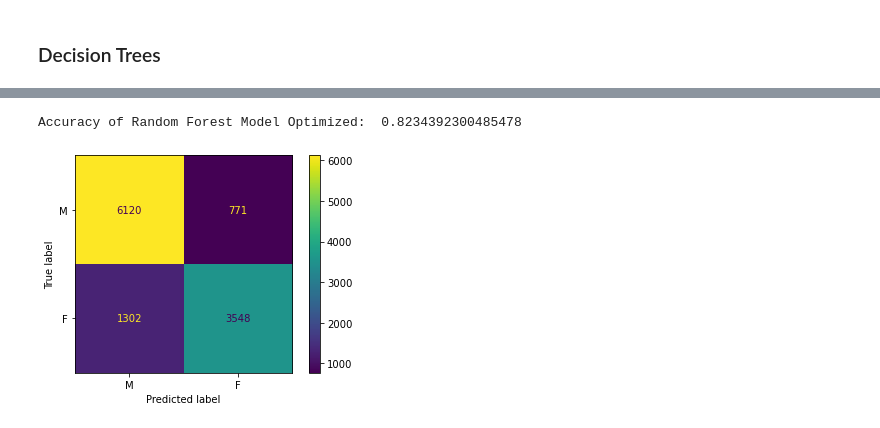
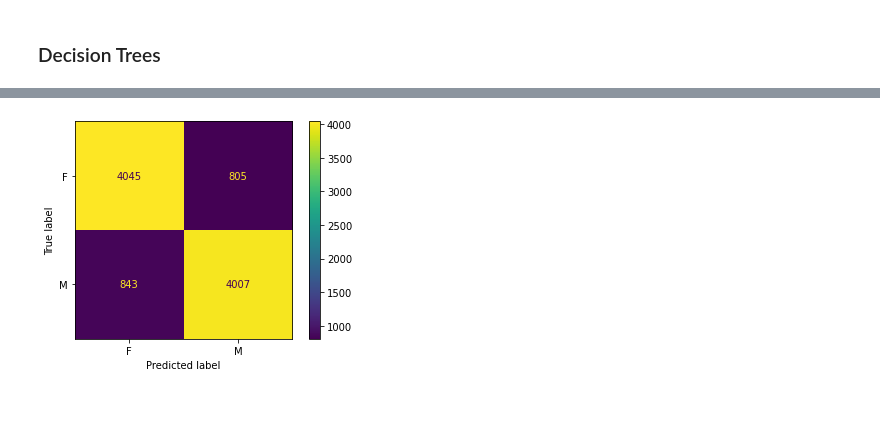
Before and after one commit to tyronfonseca/names-ml, a Jupyter notebook: names_trees.ipynb, the cells around one changed output, grey strips where cells are left out. Saved outputs shown, nothing was run; the diff lists cells and outputs as text; code cells hidden in the pictures.

```diff
--- a/names_trees.ipynb
+++ b/names_trees.ipynb
@@ -73,0 +225,4 @@ history = tree_model.fit(X, y)
+# %%
+names_df = names.sample(frac=1, random_state=42).reset_index(drop=True)
+print(names_df.shape)
+names_df.head(10)
@@ -175,34 +278,0 @@ show_confusion_matrix(tree_model_op, X, y)
-# %%
-# configure the cross-validation procedure
-cv_outer = KFold(n_splits=10, shuffle=True, random_state=1)
-# enumerate splits
-outer_results = list()
-for train_ix, test_ix in cv_outer.split(X):
-	# split data
-	X_train, X_test = X[train_ix, :], X[test_ix, :]
-	y_train, y_test = y[train_ix], y[test_ix]
-	# configure the cross-validation procedure
-	cv_inner = KFold(n_splits=3, shuffle=True, random_state=1)
-	# define the model
-	random_model_op = RandomForestClassifier(random_state=1)
-	# define search space
-	space = dict()
-	space['max_depth'] = [1, 10, 15, 20]
-	space['n_estimators'] = [10, 50, 150, 250]
-	space['max_features'] = [2, 4, 6, 10, 20]
-	# define search
-	search = GridSearchCV(random_model_op, space, scoring='accuracy', cv=cv_inner, refit=True)
-	# execute search
-	result = search.fit(X_train, y_train)
-	# get the best performing model fit on the whole training set
-	best_model = result.best_estimator_
-	# evaluate model on the hold out dataset
-	yhat = best_model.predict(X_test)
-	# evaluate the model
-	acc = accuracy_score(y_test, yhat)
-	# store the result
-	outer_results.append(acc)
-	# report progress
-	print('>acc=%.3f, est=%.3f, cfg=%s' % (acc, result.best_score_, result.best_params_))
-# summarize the estimated performance of the model
-print('Accuracy: %.3f (%.3f)' % (mean(outer_results), std(outer_results)))
@@ -221,11 +279,4 @@ Accuracy: 0.764 (0.014)
-# %%
-random_model_op = RandomForestClassifier(n_estimators=100, max_features=10, max_depth=10)
-random_model_op.fit(X, y)
-random_model_pred = random_model_op.predict(X)
-print('Accuracy of Random Forest Model Optimized: ', accuracy_score(y, random_model_pred))
-# %% [output]
-Accuracy of Random Forest Model Optimized:  0.8234392300485478
 # %%
-show_confusion_matrix(random_model_op, X, y)
+show_confusion_matrix(random_model_op,X_balanced,y_balanced)
 # %% [output]
-[figure, old version]
+[figure, new version]
```
Also changed, not shown: parts of 42 cells of this notebook, 1 other file.
